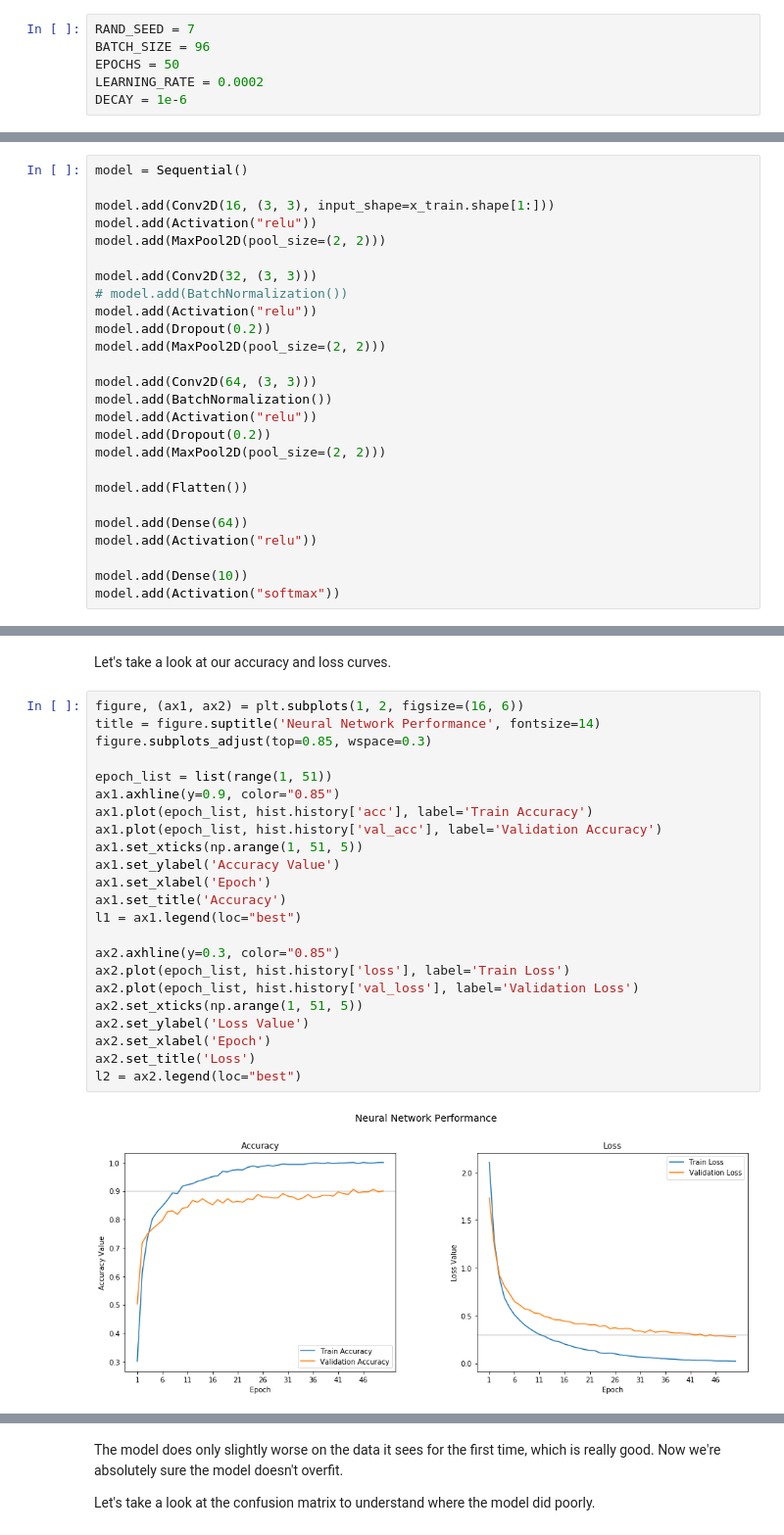
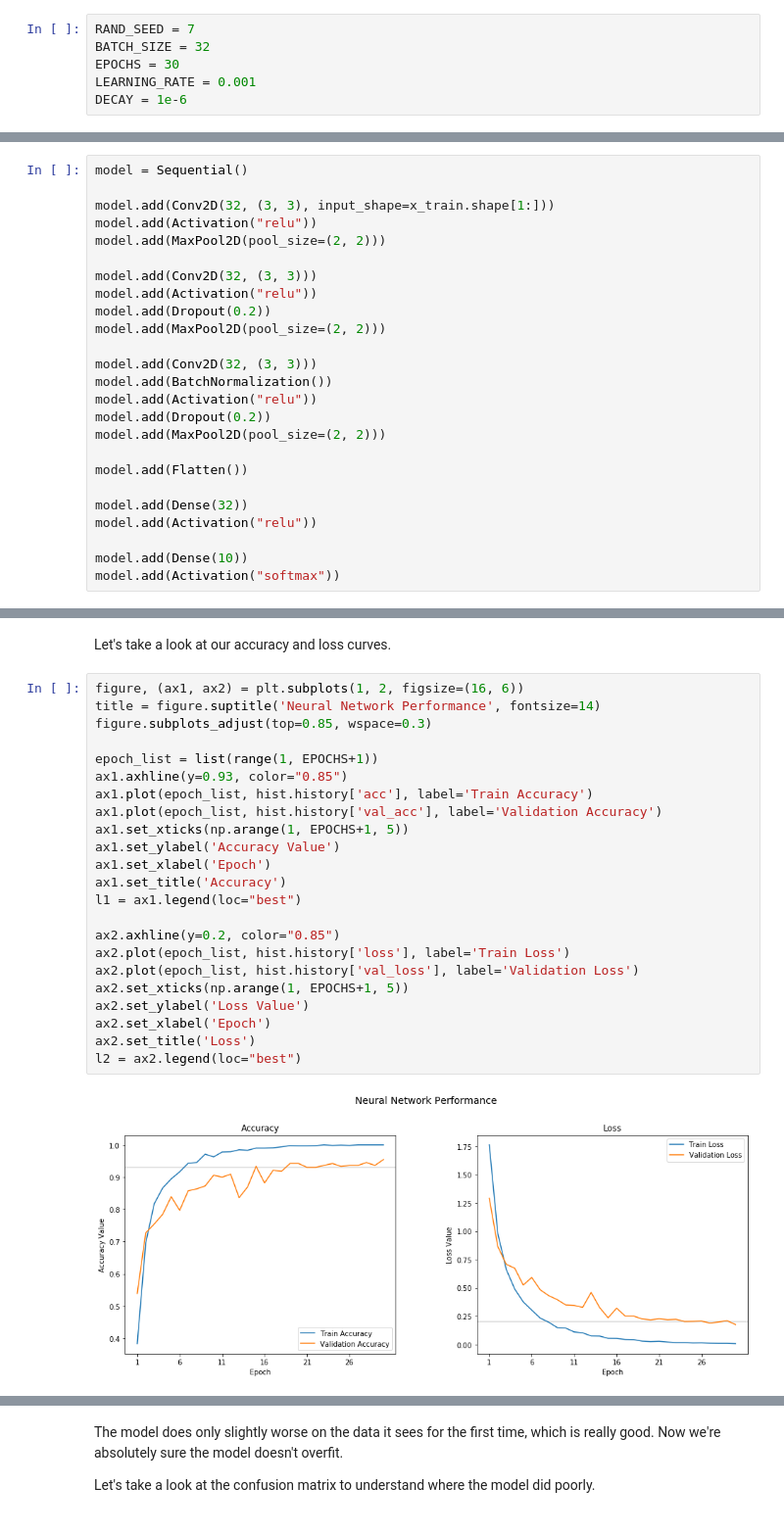
Before and after one commit to wozniakmikolaj/sign-language-digits, a Jupyter notebook: cnn-digit-classifier.ipynb, the cells around one changed output, grey strips where cells are left out. Shown: that part at 98% size. Drawn from its saved outputs; the diff is of its cells as text.

```diff
--- a/cnn-digit-classifier.ipynb
+++ b/cnn-digit-classifier.ipynb
@@ -24,9 +24,9 @@ DATA_PATH = "data/data.npy"
 LABELS_PATH = "data/labels.npy"
 # %%
 RAND_SEED = 7
-BATCH_SIZE = 96
-EPOCHS = 50
-LEARNING_RATE = 0.0002
+BATCH_SIZE = 32
+EPOCHS = 30
+LEARNING_RATE = 0.001
 DECAY = 1e-6
 # %% [markdown]
 Let's load in our data and explore it a little bit.
@@ -172,17 +172,16 @@ Now, it's time to build our Convolutional Neural Network.
 # %%
 model = Sequential()
 
-model.add(Conv2D(16, (3, 3), input_shape=x_train.shape[1:]))
+model.add(Conv2D(32, (3, 3), input_shape=x_train.shape[1:]))
 model.add(Activation("relu"))
 model.add(MaxPool2D(pool_size=(2, 2)))
 
 model.add(Conv2D(32, (3, 3)))
-# model.add(BatchNormalization())
 model.add(Activation("relu"))
 model.add(Dropout(0.2))
 model.add(MaxPool2D(pool_size=(2, 2)))
 
-model.add(Conv2D(64, (3, 3)))
+model.add(Conv2D(32, (3, 3)))
 model.add(BatchNormalization())
 model.add(Activation("relu"))
 model.add(Dropout(0.2))
@@ -190,7 +189,7 @@ model.add(MaxPool2D(pool_size=(2, 2)))
 
 model.add(Flatten())
 
-model.add(Dense(64))
+model.add(Dense(32))
 model.add(Activation("relu"))
 
 model.add(Dense(10))
@@ -254,26 +253,26 @@ Let's take a look at our accuracy and loss curves.
 # %%
 figure, (ax1, ax2) = plt.subplots(1, 2, figsize=(16, 6))
 title = figure.suptitle('Neural Network Performance', fontsize=14)
 figure.subplots_adjust(top=0.85, wspace=0.3)
 
-epoch_list = list(range(1, 51))
-ax1.axhline(y=0.9, color="0.85")
+epoch_list = list(range(1, EPOCHS+1))
+ax1.axhline(y=0.93, color="0.85")
 ax1.plot(epoch_list, hist.history['acc'], label='Train Accuracy')
 ax1.plot(epoch_list, hist.history['val_acc'], label='Validation Accuracy')
-ax1.set_xticks(np.arange(1, 51, 5))
+ax1.set_xticks(np.arange(1, EPOCHS+1, 5))
 ax1.set_ylabel('Accuracy Value')
 ax1.set_xlabel('Epoch')
 ax1.set_title('Accuracy')
 l1 = ax1.legend(loc="best")
 
-ax2.axhline(y=0.3, color="0.85")
+ax2.axhline(y=0.2, color="0.85")
 ax2.plot(epoch_list, hist.history['loss'], label='Train Loss')
 ax2.plot(epoch_list, hist.history['val_loss'], label='Validation Loss')
-ax2.set_xticks(np.arange(1, 51, 5))
+ax2.set_xticks(np.arange(1, EPOCHS+1, 5))
 ax2.set_ylabel('Loss Value')
 ax2.set_xlabel('Epoch')
 ax2.set_title('Loss')
 l2 = ax2.legend(loc="best")
 # %% [output]
-[figure, old version]
+[figure, new version]
 # %% [markdown]
```
Also changed, not shown: parts of 14 cells of this notebook, 1 other file.
